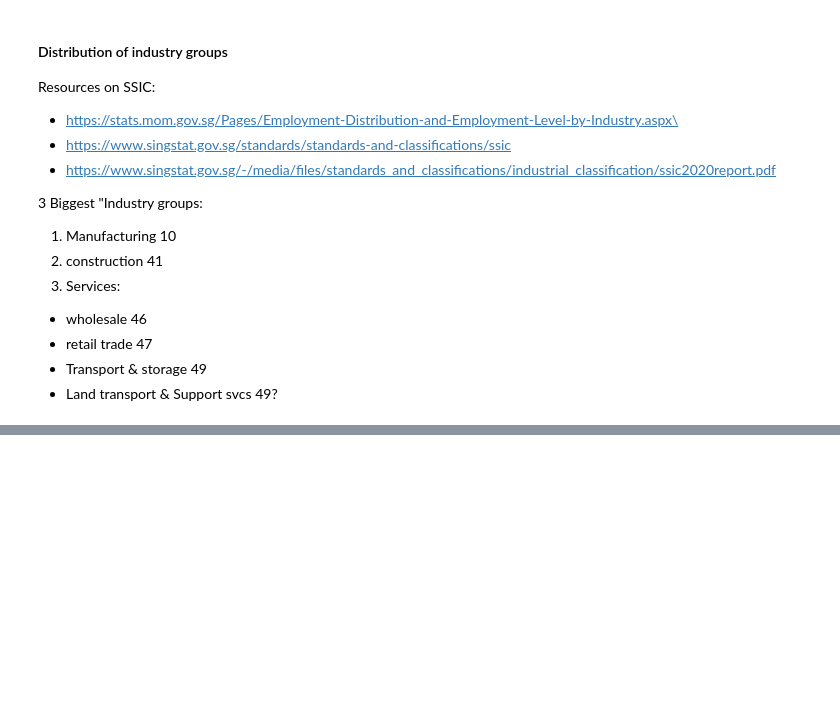
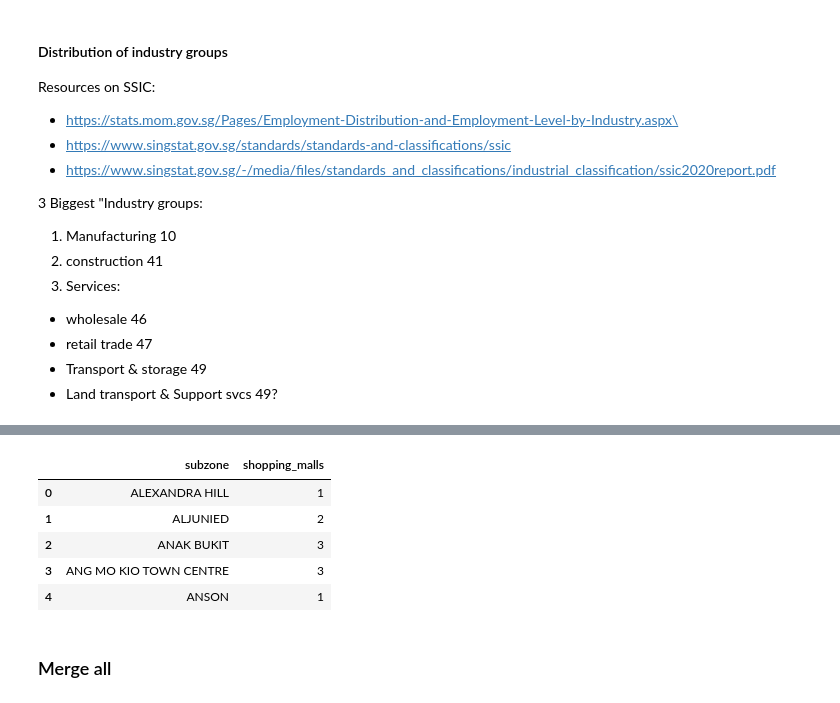
Before and after one commit to LSYS/nbhmv, a Jupyter notebook: build/5-compile-POI-count.ipynb, the cells around one changed output, grey strips where cells are left out. Cells and saved outputs as stored; diff of their text form; code cells hidden in the pictures; blank space fills up the shorter version.

```diff
--- a/build/5-compile-POI-count.ipynb
+++ b/build/5-compile-POI-count.ipynb
@@ -381,3 +518,22 @@ services = (
+# %%
+assert gdf_malls.crs == subzones.crs
+shopping_malls = (
+    gpd.sjoin(gdf_malls, subzones, how="left", predicate="intersects")
+    .groupby("subzone")
+    .size()
+    .reset_index()
+    .rename(columns={0: "shopping_malls"})
+)
+shopping_malls.head()
+# %% [output]
+|  | subzone | shopping_malls |
+| 0 | ALEXANDRA HILL | 1 |
+| 1 | ALJUNIED | 2 |
+| 2 | ANAK BUKIT | 3 |
+| 3 | ANG MO KIO TOWN CENTRE | 3 |
+| 4 | ANSON | 1 |
+# %% [markdown]
+### Merge all
 # %%
 df_list_toappend = [
     lib,
```
Also changed, not shown: parts of 16 cells of this notebook, 31 other files.
